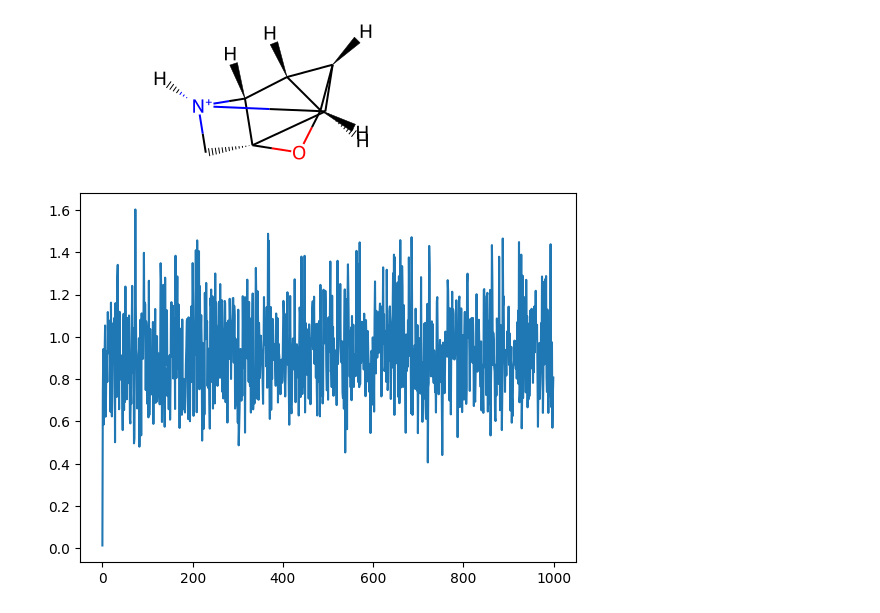
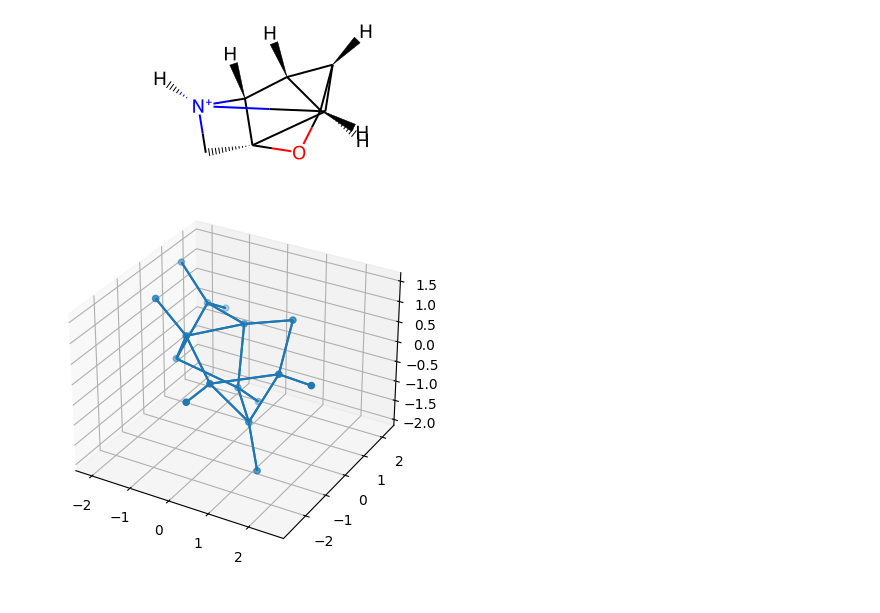
Before and after one commit to FlyingWorkshop/DiffusionGNNTutorial, a Jupyter notebook: simple_edm.ipynb, the cells around one changed output. Cells and saved outputs as stored; diff of their text form; code cells hidden in the pictures.

```diff
--- a/simple_edm.ipynb
+++ b/simple_edm.ipynb
@@ -38,4 +38,28 @@ mol
 # %% [output]
 Data(x=[16, 11], edge_index=[2, 40], edge_attr=[40, 4], y=[1, 19], pos=[16, 3], z=[16], smiles='[H]C1([H])[N@H+]2[C@@]3([H])[C@@]14O[C@@]1([H])[C@@]([H])([C@]24[H])[C@]13[H]', name='gdb_133885', idx=[ ...
 [figure]
+# %%
+from mpl_toolkits.mplot3d.art3d import Line3DCollection
+import matplotlib.pyplot as plt
+import torch
+
+
+def plot_molecule(example):
+  fig = plt.figure()
+  ax = fig.add_subplot(projection='3d')
+
+  # draw nodes
+  pos = example.pos
+  ax.scatter(pos[:, 0], pos[:, 1], pos[:, 2])
+
+  # draw edges
+  edge_index = example.edge_index
+  starts = pos[edge_index[0]]
+  stops = pos[edge_index[1]]
+  lines = torch.hstack((starts, stops)).reshape((-1, 2, 3))
+  ax.add_collection(Line3DCollection(lines))
+
+plot_molecule(ex_hard)
+# %% [output]
+[figure, added]
 # %%
@@ -130,5 +160,0 @@ class SimpleEDM:
-# %%
-edm = SimpleEDM()
-edm.optimize(ex_hard, plot=True)
-# %% [output]
-[figure, removed]
```
Also changed, not shown: parts of 6 cells of this notebook.
